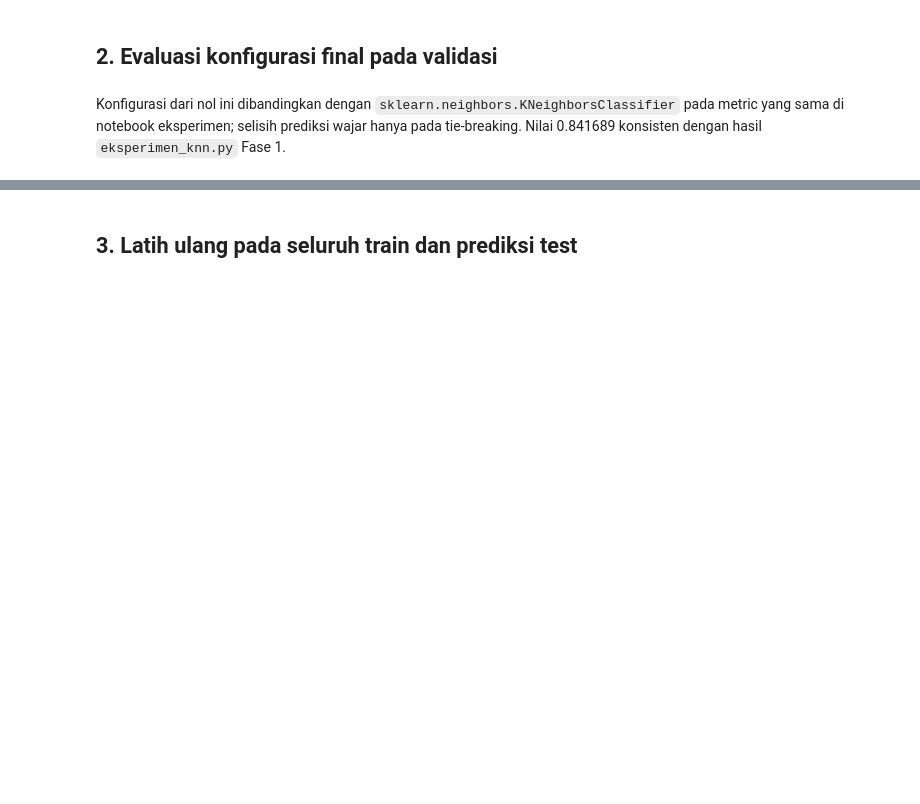
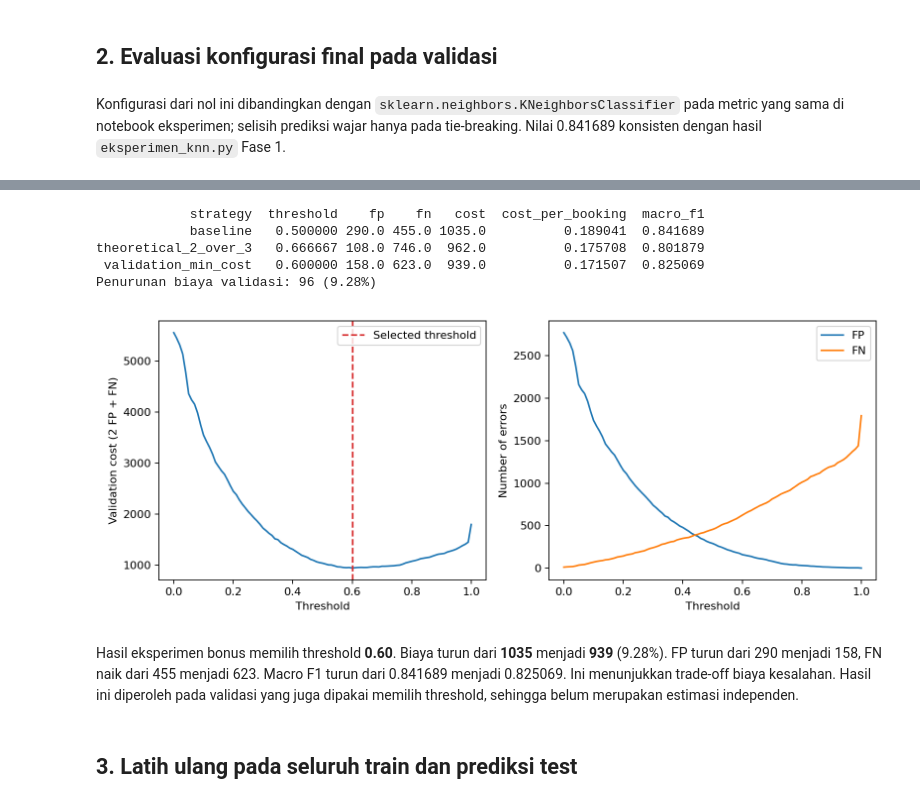
Before and after one commit to parkuskus/IF3170_G03_FiveAgents, a Jupyter notebook: src/final-notebooks/knn/final_knn.ipynb, the cells around one changed output, grey strips where cells are left out. Saved outputs shown, nothing was run; the diff lists cells and outputs as text; code cells hidden in the pictures; blank space fills up the shorter version.

```diff
--- a/src/final-notebooks/knn/final_knn.ipynb
+++ b/src/final-notebooks/knn/final_knn.ipynb
@@ -81,3 +93,26 @@ Konfigurasi dari nol ini dibandingkan dengan `sklearn.neighbors.KNeighborsClassi
+# %%
+from cost_sensitive import evaluate_cost_sensitive
+
+cost_results, cost_comparison = evaluate_cost_sensitive(
+    y[valid_idx], scores, REPO_ROOT / "output"
+)
+print(cost_comparison[["strategy", "threshold", "fp", "fn", "cost",
+                       "cost_per_booking", "macro_f1"]].to_string(index=False))
+base_cost = cost_comparison.iloc[0]["cost"]
+selected_cost = cost_comparison.iloc[2]["cost"]
+print(f"Penurunan biaya validasi: {base_cost - selected_cost:.0f} "
+      f"({100 * (base_cost - selected_cost) / base_cost:.2f}%)")
+from IPython.display import Image, display
+display(Image(filename=str(REPO_ROOT / "output" / "knn_cost_sensitive.png")))
+# %% [output]
+            strategy  threshold    fp    fn   cost  cost_per_booking  macro_f1
+            baseline   0.500000 290.0 455.0 1035.0          0.189041  0.841689
+theoretical_2_over_3   0.666667 108.0 746.0  962.0          0.175708  0.801879
+ validation_min_cost   0.600000 158.0 623.0  939.0          0.171507  0.825069
+Penurunan biaya validasi: 96 (9.28%)
+[figure, added]
+# %% [markdown]
+Hasil eksperimen bonus memilih threshold **0.60**. Biaya turun dari **1035** menjadi **939** (9.28%). FP turun dari 290 menjadi 158, FN naik dari 455 menjadi 623. Macro F1 turun dari 0.841689 menjadi 0.825069. Ini menunjukkan trade-off biaya kesalahan. Hasil ini diperoleh pada validasi yang juga dipakai memilih threshold, sehingga belum merupakan estimasi independen.
 # %% [markdown]
 ## 3. Latih ulang pada seluruh train dan prediksi test
 # %%
```
Also changed, not shown: parts of 1 cell of this notebook, 9 other files.
